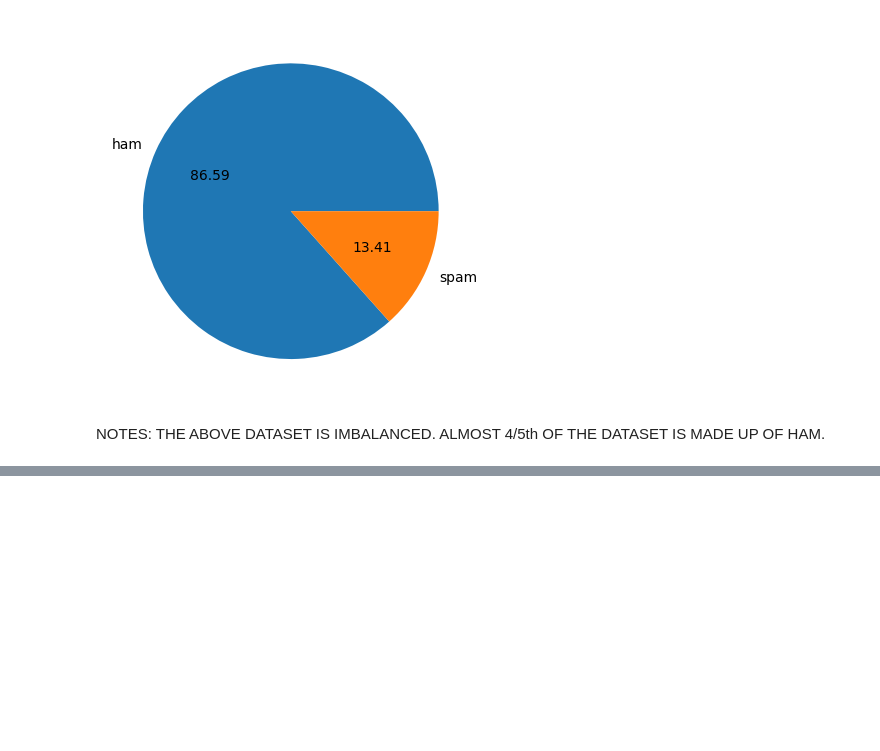
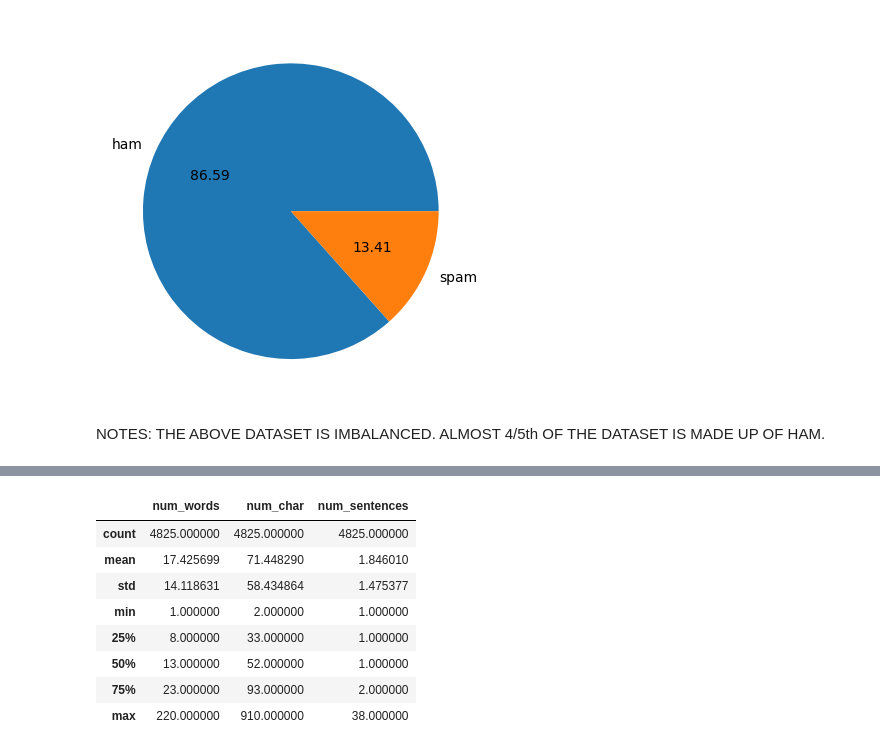
Before and after one commit to RMx-03/Email_Spam-Classifier, a Jupyter notebook: spam_classifier.ipynb, the cells around one changed output, grey strips where cells are left out. Saved outputs shown, nothing was run; the diff lists cells and outputs as text; code cells hidden in the pictures; blank space fills up the shorter version.

```diff
--- a/spam_classifier.ipynb
+++ b/spam_classifier.ipynb
@@ -96,0 +123,16 @@ NOTES: THE ABOVE DATASET IS IMBALANCED. ALMOST 4/5th OF THE DATASET IS MADE UP O
+# %%
+# Statistical analysis of the dataset - 2
+
+# for Ham messages
+ham_df = df[df['Category'] == 'ham'][['num_words', 'num_char', 'num_sentences']]
+ham_df.describe()
+# %% [output]
+|  | num_words | num_char | num_sentences |
+| count | 4825.000000 | 4825.000000 | 4825.000000 |
+| mean | 17.425699 | 71.448290 | 1.846010 |
+| std | 14.118631 | 58.434864 | 1.475377 |
+| min | 1.000000 | 2.000000 | 1.000000 |
+| 25% | 8.000000 | 33.000000 | 1.000000 |
+| 50% | 13.000000 | 52.000000 | 1.000000 |
+| 75% | 23.000000 | 93.000000 | 2.000000 |
+| max | 220.000000 | 910.000000 | 38.000000 |
```
Also changed, not shown: parts of 10 cells of this notebook.
